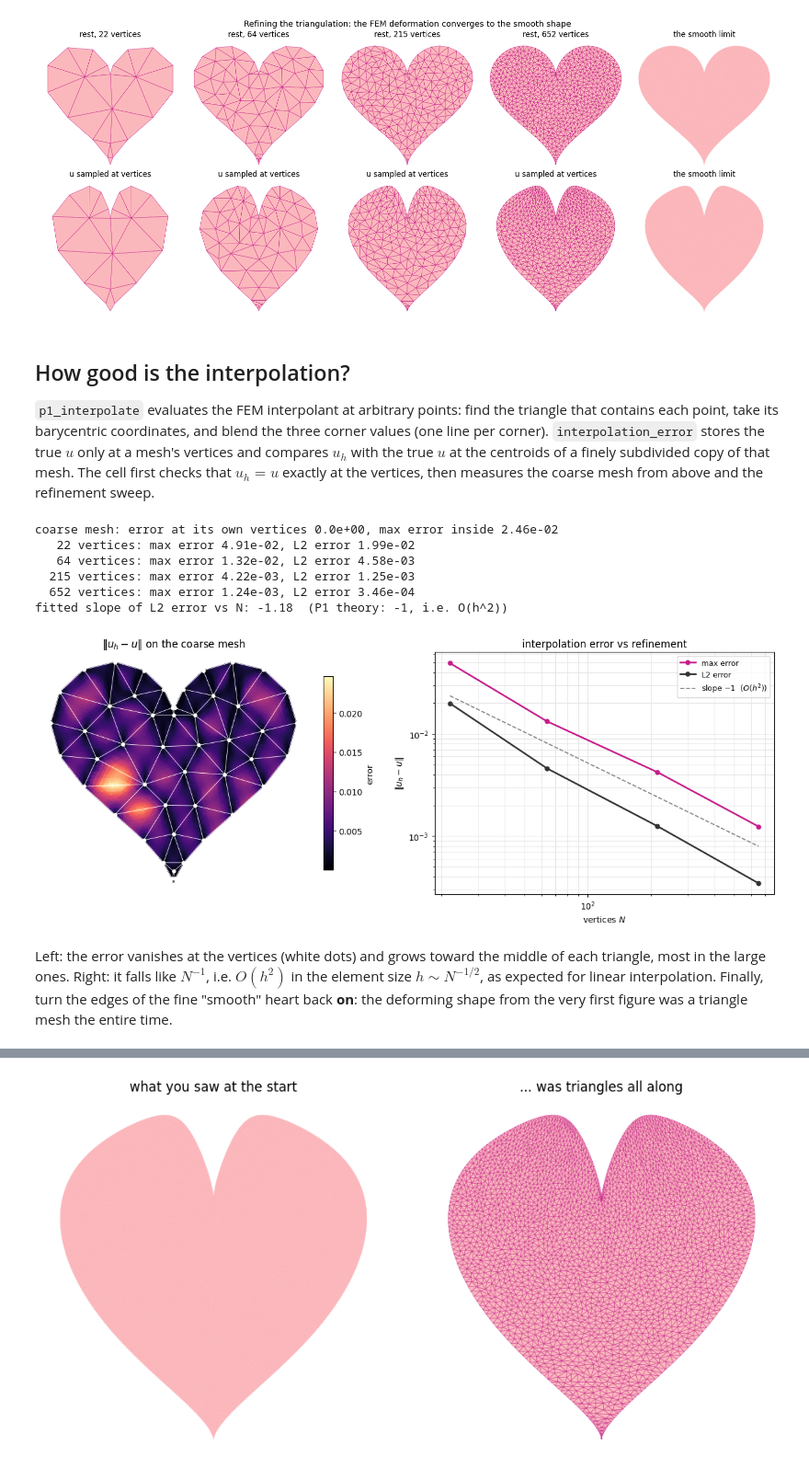
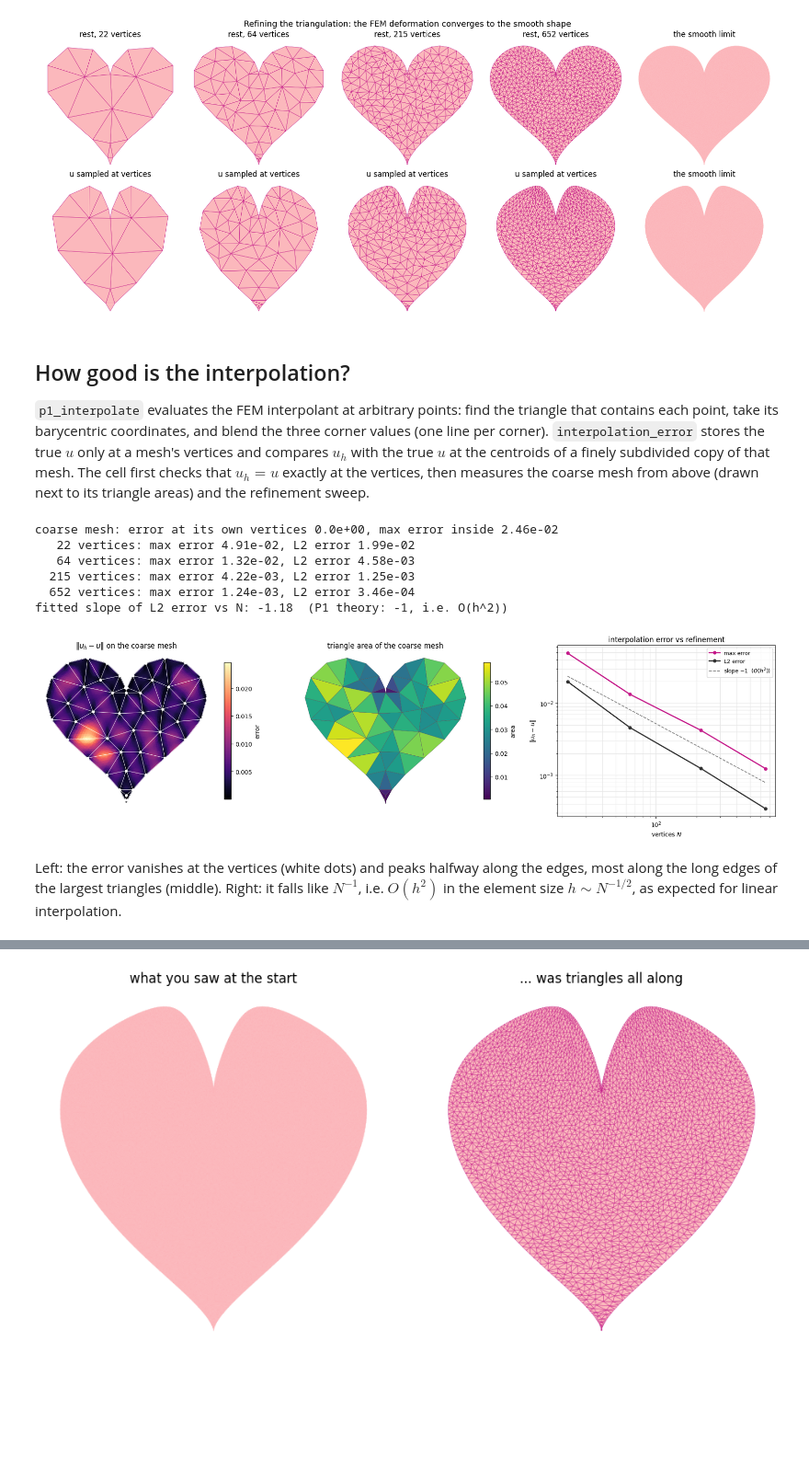
Before and after one commit to otmanon/simkit-tutorials, a Jupyter notebook: 000_finite_element_intuition.ipynb, the cells around one changed output, grey strips where cells are left out. Shown at 92% size. Cells and saved outputs as stored; diff of their text form; code cells hidden in the pictures; blank space fills up the shorter version.

```diff
--- a/000_finite_element_intuition.ipynb
+++ b/000_finite_element_intuition.ipynb
@@ -16,12 +15,13 @@ import os
 import numpy as np
 import matplotlib.pyplot as plt
 import matplotlib.tri as mtri
+from matplotlib.colors import LogNorm
 import igl
 import simkit
 import utils
 
 NOTEBOOK = "000_finite_element_intuition"                       # this file's name
-RESULTS_DIR = simkit.filesystem.notebook_results_path(NOTEBOOK)   # results/000_finite_element_intuition/
+RESULTS_DIR = utils.notebook_results_path(NOTEBOOK)               # results/000_finite_element_intuition/
 MEDIA_DIR = "media"                                               # tracked copies for the website
 # meshes of the heart: (outline samples, max triangle area) passed to simkit.shape_mesh
 FINE_MESH = (360, 6e-4)                                  # fine enough to look smooth
@@ -59,7 +59,11 @@ def heart_outline(n):
     """n samples of the heart curve (x in [-1, 1]) and the closed edge list joining them."""
     t = np.linspace(0.0, 2.0 * np.pi, n, endpoint=False)
     x = np.sin(t) ** 3
-    y = (13.0 * np.cos(t) - 5.0 * np.cos(2 * t) - 2.0 * np.cos(3 * t) - np.cos(4 * t)) / 16.0
+    y_1 = 13.0 * np.cos(t)
+    y_2 = -5.0 * np.cos(2 * t)
+    y_3 = -2.0 * np.cos(3 * t)
+    y_4 = -np.cos(4 * t)
+    y = (y_1 + y_2 + y_3 + y_4) / 16.0
     Xs = np.column_stack([x, y])
     Es = simkit.closed_polyline(Xs)
     return Xs, Es
@@ -278,7 +283,8 @@ plt.show()
 each point, take its barycentric coordinates, and blend the three corner values (one line per corner).
 `interpolation_error` stores the true $u$ only at a mesh's vertices and compares $u_h$ with the true
 $u$ at the centroids of a finely subdivided copy of that mesh. The cell first checks that $u_h = u$
-exactly at the vertices, then measures the coarse mesh from above and the refinement sweep.
+exactly at the vertices, then measures the coarse mesh from above (drawn next to its triangle areas)
+and the refinement sweep.
 # %%
 def p1_interpolate(Q, V, F, U):
     """FEM (P1) interpolant of per-vertex values U (n, d) at query points Q (q, 2); NaN outside the mesh."""
@@ -307,42 +313,45 @@ err_c, Vs_c, Fs_c = interpolation_error(Xc, Tc)
 print(f"coarse mesh: error at its own vertices {np.abs(U_own - (deform(Xc) - Xc)).max():.1e}, "
       f"max error inside {err_c.max():.2e}")
 
-n_verts, err_max, err_l2 = [], [], []
+n_verts, err_max, err_l2, sweep = [], [], [], []
 for V, F in meshes:
     err, Vs, Fs = interpolation_error(V, F)
     area = simkit.triangle_areas(Vs, Fs).ravel()
+    sweep.append((V, F, Vs, Fs, err))                     # kept for the per-level error figure below
     n_verts.append(V.shape[0])
     err_max.append(err.max())
     err_l2.append(np.sqrt(np.sum(area * err ** 2) / np.sum(area)))   # area-weighted RMS (L2) error
     print(f"{V.shape[0]:5d} vertices: max error {err_max[-1]:.2e}, L2 error {err_l2[-1]:.2e}")
 slope = np.polyfit(np.log(n_verts), np.log(err_l2), 1)[0]
 print(f"fitted slope of L2 error vs N: {slope:.2f}  (P1 theory: -1, i.e. O(h^2))")
 
-fig, axes = plt.subplots(1, 2, figsize=(12.5, 5))
+fig, axes = plt.subplots(1, 3, figsize=(17.5, 5))
 m = utils.plot_scalar_field(axes[0], Vs_c, Fs_c, err_c, edges=False, cmap="magma", lims=lims_rest,
                             title=r"$\|u_h - u\|$ on the coarse mesh", label="error")
 m.set_edgecolor("face")                                   # hide seams between the flat sub-triangles
 axes[0].triplot(Xc[:, 0], Xc[:, 1], Tc, color="white", lw=0.6)
 axes[0].scatter(Xc[:, 0], Xc[:, 1], s=14, color="white", zorder=6)
-axes[0].axis("off")
-utils.loglog_plot(n_verts, {"max error": err_max, "L2 error": err_l2}, ax=axes[1],
+utils.plot_scalar_field(axes[1], Xc, Tc, simkit.triangle_areas(Xc, Tc).ravel(), cmap="viridis",
+                        lims=lims_rest, title="triangle area of the coarse mesh", label="area")
+for ax in axes[:2]:
+    ax.axis("off")
+utils.loglog_plot(n_verts, {"max error": err_max, "L2 error": err_l2}, ax=axes[2],
                   colors={"max error": HEART_EDGE, "L2 error": "0.2"},
                   ref_slopes={r"slope $-1$  ($O(h^2)$)": -1}, xlabel="vertices $N$",
                   ylabel=r"$\|u_h - u\|$", title="interpolation error vs refinement")
 fig.tight_layout()
 simkit.filesystem.save_figure(fig, os.path.join(RESULTS_DIR, "interp_error.png"),
                               copy_to=os.path.join(MEDIA_DIR, "000_interp_error.png"))
 plt.show()
 # %% [output]
 coarse mesh: error at its own vertices 0.0e+00, max error inside 2.46e-02
    22 vertices: max error 4.91e-02, L2 error 1.99e-02
    64 vertices: max error 1.32e-02, L2 error 4.58e-03
   215 vertices: max error 4.22e-03, L2 error 1.25e-03
   652 vertices: max error 1.24e-03, L2 error 3.46e-04
 fitted slope of L2 error vs N: -1.18  (P1 theory: -1, i.e. O(h^2))
-[figure, old version]
+[figure, new version]
 # %% [markdown]
-Left: the error vanishes at the vertices (white dots) and grows toward the middle of each triangle, most
-in the large ones. Right: it falls like $N^{-1}$, i.e. $O(h^2)$ in the element size
-$h \sim N^{-1/2}$, as expected for linear interpolation. Finally, turn the edges of the fine "smooth"
-heart back **on**: the deforming shape from the very first figure was a triangle mesh the entire time.
+Left: the error vanishes at the vertices (white dots) and peaks halfway along the edges, most along the
+long edges of the largest triangles (middle). Right: it falls like $N^{-1}$, i.e. $O(h^2)$ in the element
+size $h \sim N^{-1/2}$, as expected for linear interpolation.
```
Also changed, not shown: parts of 7 cells of this notebook, 32 other files.
